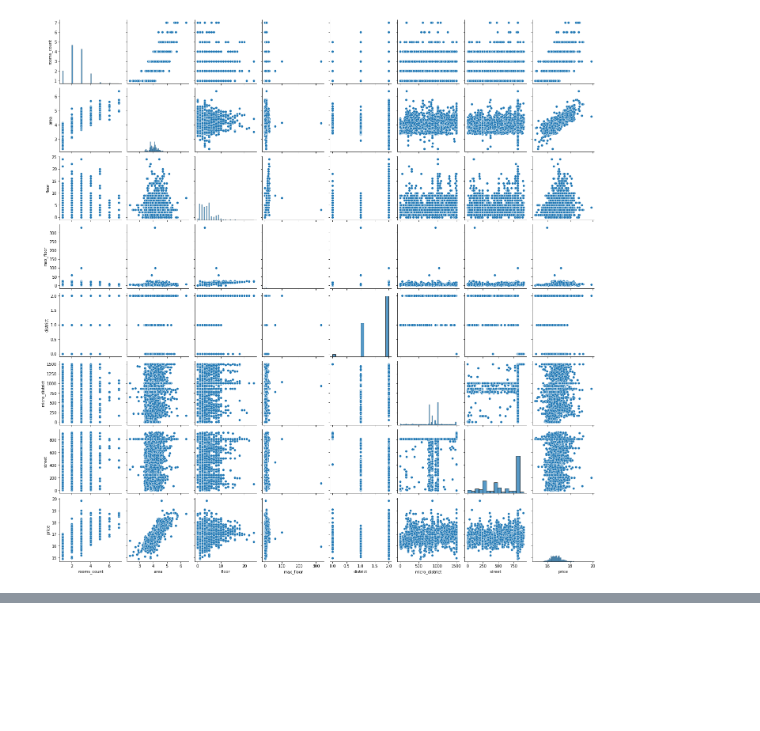
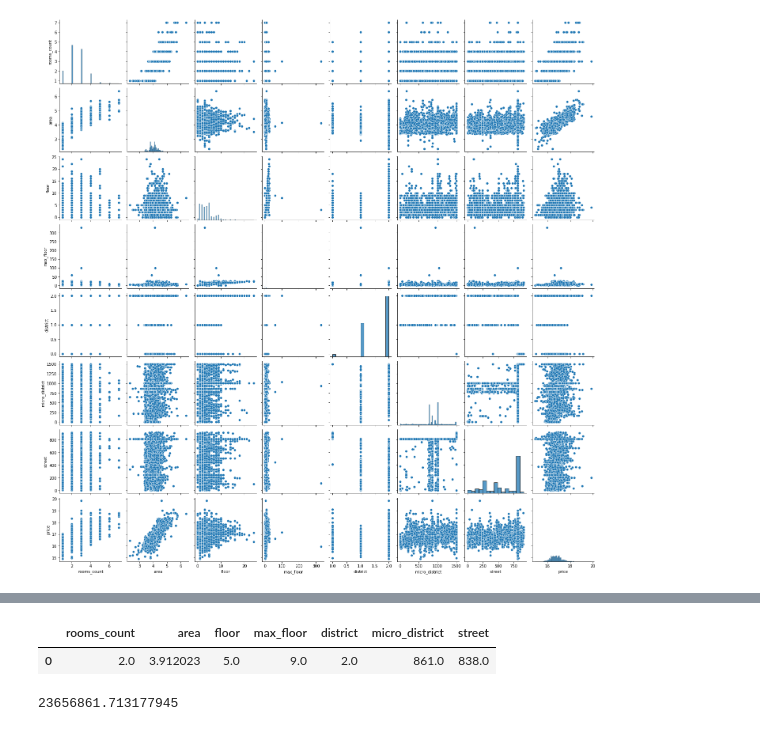
Before and after one commit to Artem123456789/flats_krisha_predictions, a Jupyter notebook: main.ipynb, the cells around one changed output, grey strips where cells are left out. Saved outputs shown, nothing was run; the diff lists cells and outputs as text; code cells hidden in the pictures; blank space fills up the shorter version.

Commit message:
single flat prediciton added

```diff
--- a/main.ipynb
+++ b/main.ipynb
@@ -391,0 +431,8 @@ sns.lmplot(data=pd.DataFrame({"predictions": predictions, "y_true": y_test}), x=
+# %%
+flat_df = pd.DataFrame(columns=x_test.columns)
+flat_df = flat_df.append({"rooms_count": 2, "area": np.log(50), "floor": 5, "max_floor": 9,
+                "district": 2, "micro_district": 861, "street": 838}, ignore_index=True)
+flat_df
+# %% [output]
+|  | rooms_count | area | floor | max_floor | district | micro_district | street |
+| 0 | 2.0 | 3.912023 | 5.0 | 9.0 | 2.0 | 861.0 | 838.0 |
@@ -391,0 +441,4 @@ sns.lmplot(data=pd.DataFrame({"predictions": predictions, "y_true": y_test}), x=
+# %%
+np.exp(flat_predicted_price[0])
+# %% [output]
+23656861.713177945
```
Also changed, not shown: parts of 17 cells of this notebook.
